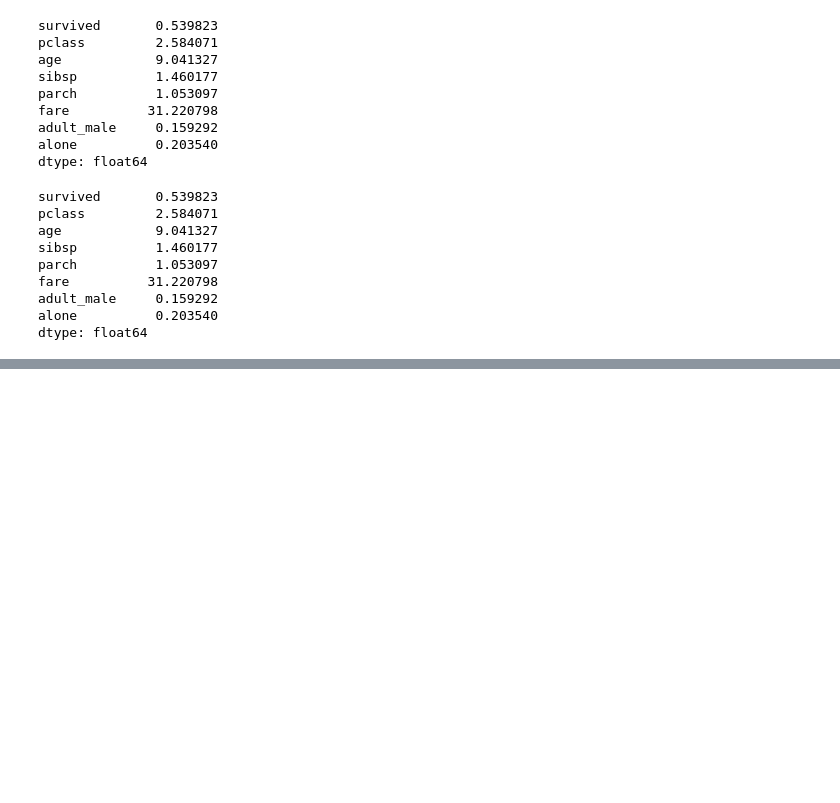
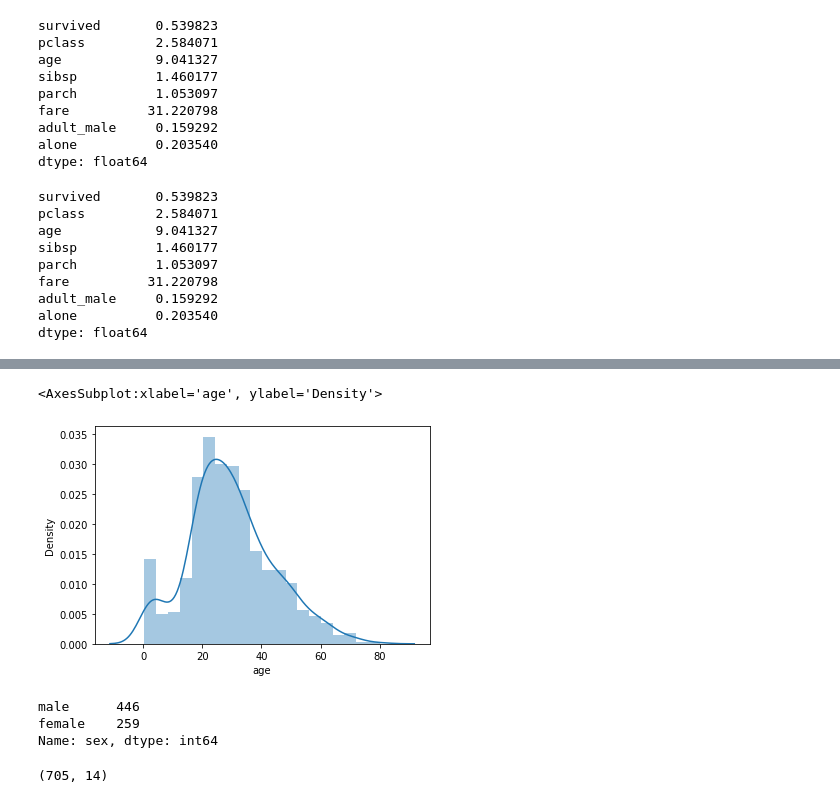
Before and after one commit to AbdurRehman-coder/python-coding, a Jupyter notebook: Python Ka Chilla/kashti_casestudy.ipynb, the cells around one changed output, grey strips where cells are left out. Saved outputs shown, nothing was run; the diff lists cells and outputs as text; code cells hidden in the pictures; blank space fills up the shorter version.

```diff
--- a/Python Ka Chilla/kashti_casestudy.ipynb
+++ b/Python Ka Chilla/kashti_casestudy.ipynb
@@ -134,0 +256,5 @@ dtype: float64
+# %%
+# we have a lot of null values in deck column so we have to remove it
+kashti_clean = kashti.drop('deck', 1)
+
+kashti_clean.shape
@@ -134,0 +287,3 @@ dtype: float64
+# %%
+kashti_clean = kashti_clean.dropna()
+kashti_clean.shape # now it remove all null values
@@ -134,0 +320,19 @@ dtype: float64
+# %%
+
+sns.distplot(kashti_clean['age'])
+# %% [output]
+<AxesSubplot:xlabel='age', ylabel='Density'>
+[figure, added]
+# %%
+# Counts No. of Male & Females
+kashti_clean.sex.value_counts()
+# %% [output]
+male      446
+female    259
+Name: sex, dtype: int64
+# %%
+kashti_clean = kashti_clean[kashti_clean['age'] < 70]
+kashti_clean.head()
+kashti_clean.shape
+# %% [output]
+(705, 14)
```
Also changed, not shown: parts of 29 cells of this notebook, 4 other files.
